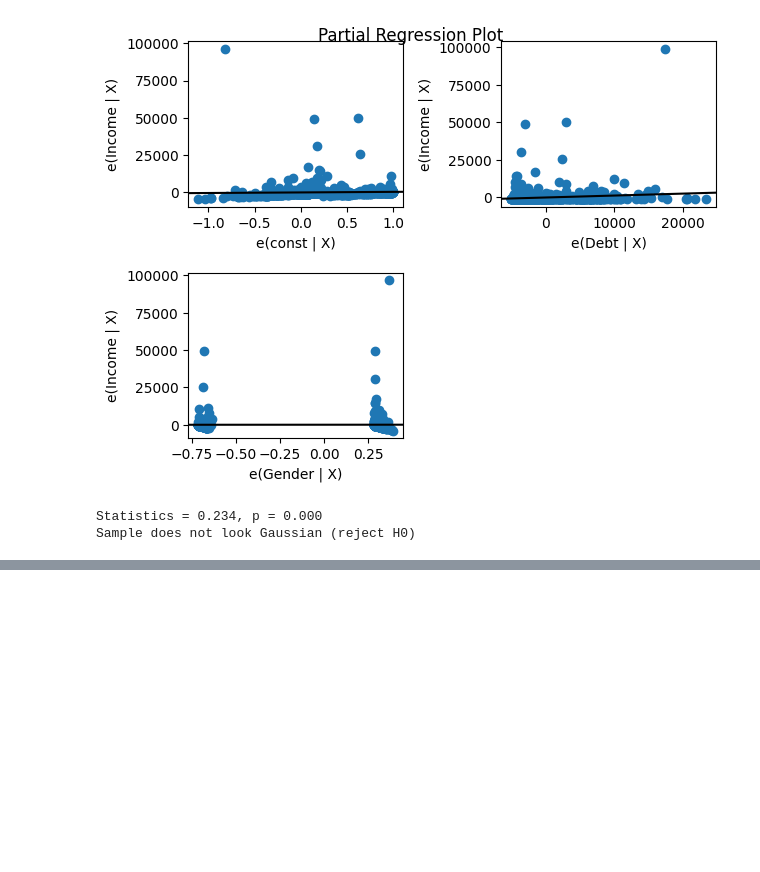
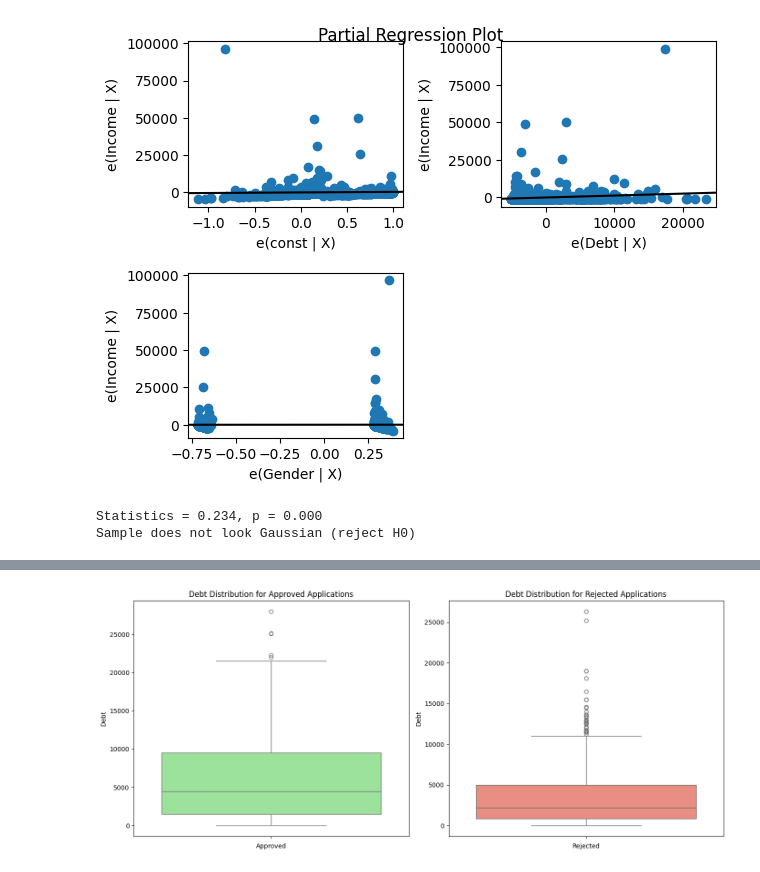
Before and after one commit to dtrejo21/stats-final-project, a Jupyter notebook: FinalProject.ipynb, the cells around one changed output, grey strips where cells are left out. Drawn from its saved outputs; the diff is of its cells as text; code cells hidden in the pictures; blank space fills up the shorter version.

```diff
--- a/FinalProject.ipynb
+++ b/FinalProject.ipynb
@@ -221,0 +252,22 @@ plt.show()
+# %%
+# Debt by Approval Status
+approved_data = cleanData[cleanData['Approved'] == 1]
+rejected_data = cleanData[cleanData['Approved'] == 0]
+fig, axes = plt.subplots(1, 2, figsize=(14, 6))
+
+# Approvals
+sns.boxplot(y=approved_data['Debt'], ax=axes[0], color='lightgreen')
+axes[0].set_title('Debt Distribution for Approved Applications')
+axes[0].set_ylabel('Debt')
+axes[0].set_xlabel('Approved')
+
+# Rejections
+sns.boxplot(y=rejected_data['Debt'], ax=axes[1], color='salmon')
+axes[1].set_title('Debt Distribution for Rejected Applications')
+axes[1].set_ylabel('Debt')
+axes[1].set_xlabel('Rejected')
+
+plt.tight_layout()
+plt.show()
+# %% [output]
+[figure, added]
```
Also changed, not shown: parts of 4 cells of this notebook.
